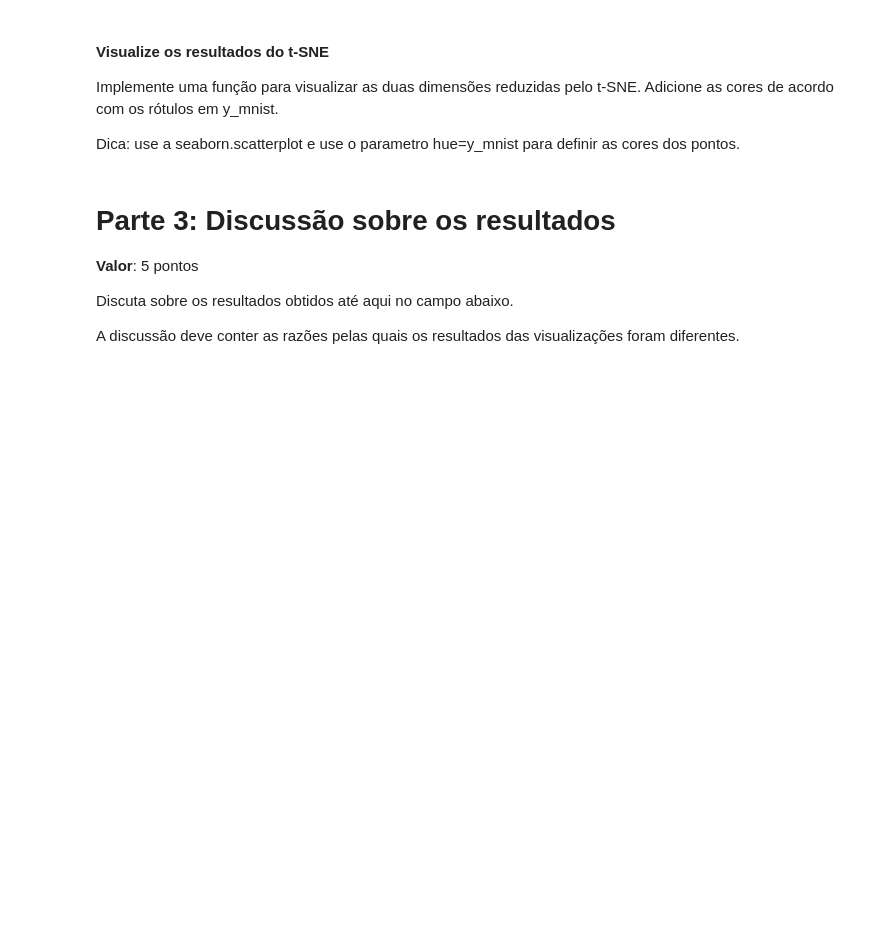
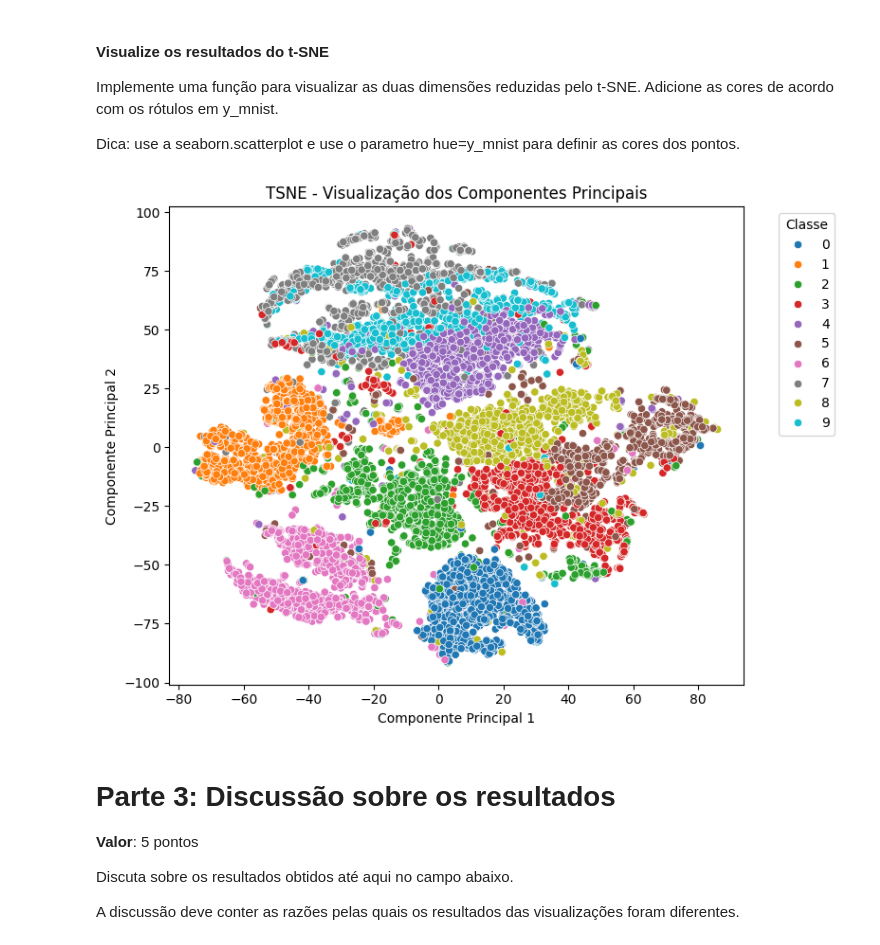
Before and after one commit to GodKelvin/pos-ia-dados-ufes, a Jupyter notebook: Clusterização e Redução de Dimensionalidade/Laboratorio_02_RedDimensionalidade.ipynb, the cells around one changed output. Saved outputs shown, nothing was run; the diff lists cells and outputs as text; code cells hidden in the pictures; blank space fills up the shorter version.

Commit message:
wip: implementando o TSNE

```diff
--- a/Clusterização e Redução de Dimensionalidade/Laboratorio_02_RedDimensionalidade.ipynb
+++ b/Clusterização e Redução de Dimensionalidade/Laboratorio_02_RedDimensionalidade.ipynb
@@ -238,6 +238,12 @@ Aplique o t-SNE para reduzir os dados para 2 dimensões.
 > dica: Ao tentar utilizar a base completa, você observará que a célula ficará em longo tempo de execução.  Como mencionado na aula, o t-SNE é caro computacionalmente e demanda muitos recursos para execução em bases de dados grandes.  Nes sentido, por questão de tempo computacional, pode ser necessário utilizar apenas uma amostra de pontos para conseguir executar o algoritmo. Neste caso, utilize  10.000 pontos  (`X_mnist_scaled[:10000]`).
 # %%
 # Aplicar t-SNE para reduzir os dados para 2 dimensões
+from sklearn.manifold import TSNE
+
+tsne = TSNE(n_components=2, random_state=42, init="random")
+
+# Reduzindo a dimensionalidade
+X_tsne_random_init = tsne.fit_transform(X_mnist_scaled[:10000])
 # %% [markdown]
  #### Visualize os resultados do t-SNE
 
@@ -249,3 +253,15 @@ Dica: use a seaborn.scatterplot e use o parametro hue=y_mnist para definir as co
+# %%
+# Seu código aqui
+plt.figure(figsize=(8, 6))
+sns.scatterplot(x=X_tsne_random_init[:, 0], y=X_tsne_random_init[:, 1], hue=y_mnist[:10000])
+plt.xlabel('Componente Principal 1')
+plt.ylabel('Componente Principal 2')
+plt.title('TSNE - Visualização dos Componentes Principais')
+plt.legend(title='Classe', bbox_to_anchor=(1.05, 1), loc='upper left')
+plt.tight_layout()
+plt.show()
+# %% [output]
+[figure, added]
 # %% [markdown]
 #  Parte 3: Discussão sobre os resultados
 
```
Also changed, not shown: parts of 3 cells of this notebook.
